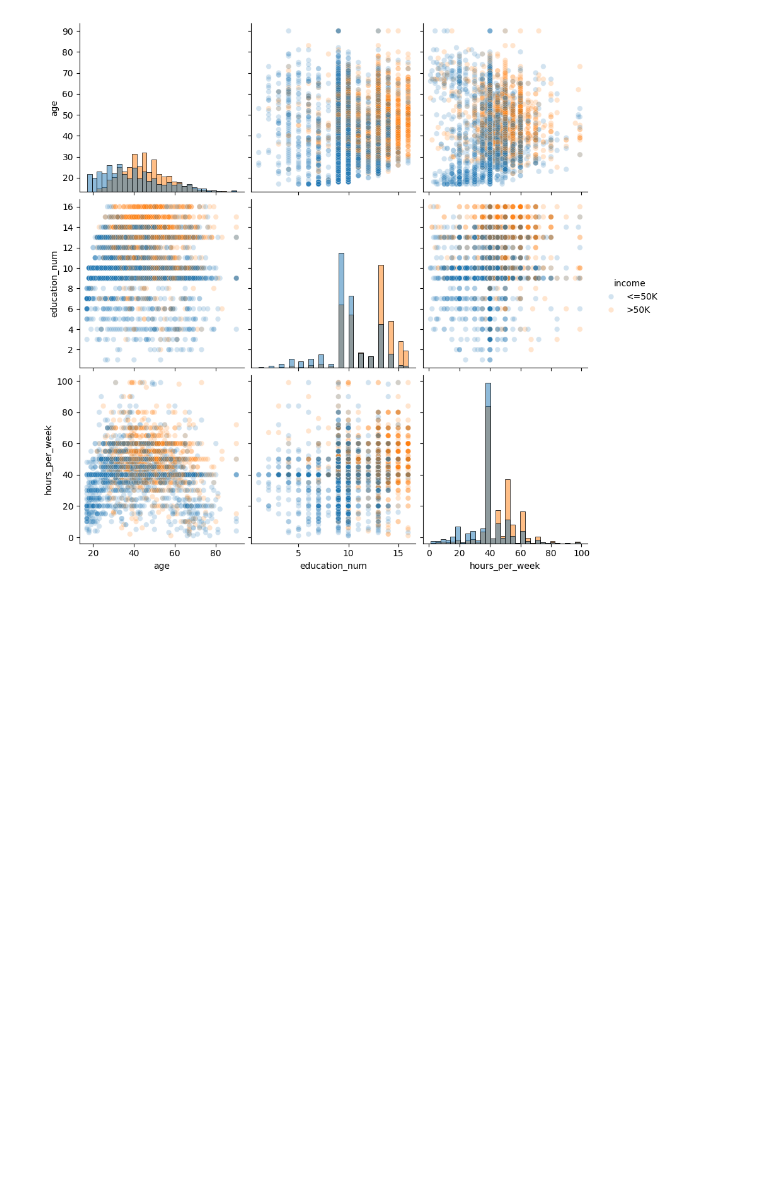
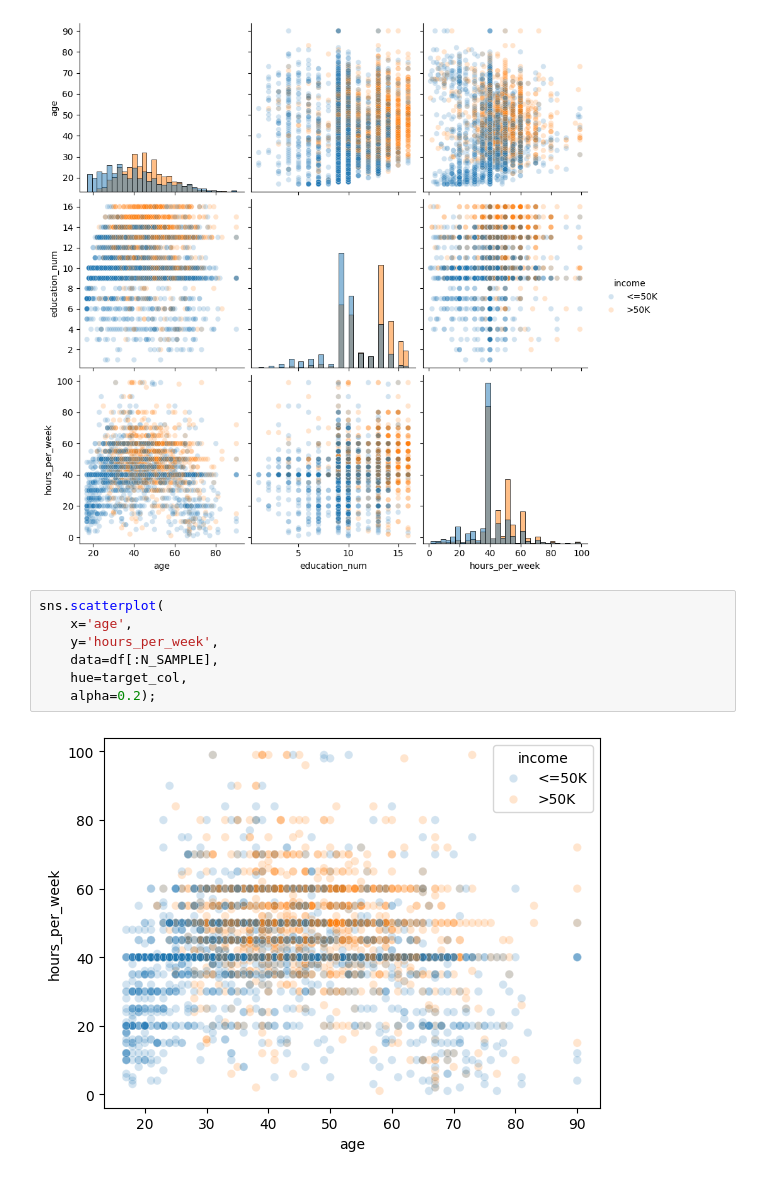
Before and after one commit to damiansp/ML, a Jupyter notebook: python/sklearn/mooc/01_predictive_modeling_pipeline/1_tabular_data_exploration.py.ipynb, the cells around one changed output. Cells and saved outputs as stored; diff of their text form; blank space fills up the shorter version.

Commit message:
fin tab data exp

```diff
--- a/python/sklearn/mooc/01_predictive_modeling_pipeline/1_tabular_data_exploration.py.ipynb
+++ b/python/sklearn/mooc/01_predictive_modeling_pipeline/1_tabular_data_exploration.py.ipynb
@@ -106,3 +107,12 @@ sns.pairplot(
     diag_kws={'bins': 30});
 # %% [output]
 [figure]
+# %%
+sns.scatterplot(
+    x='age',
+    y='hours_per_week',
+    data=df[:N_SAMPLE],
+    hue=target_col,
+    alpha=0.2);
+# %% [output]
+[figure, added]
```
Also changed, not shown: parts of 2 cells of this notebook.
